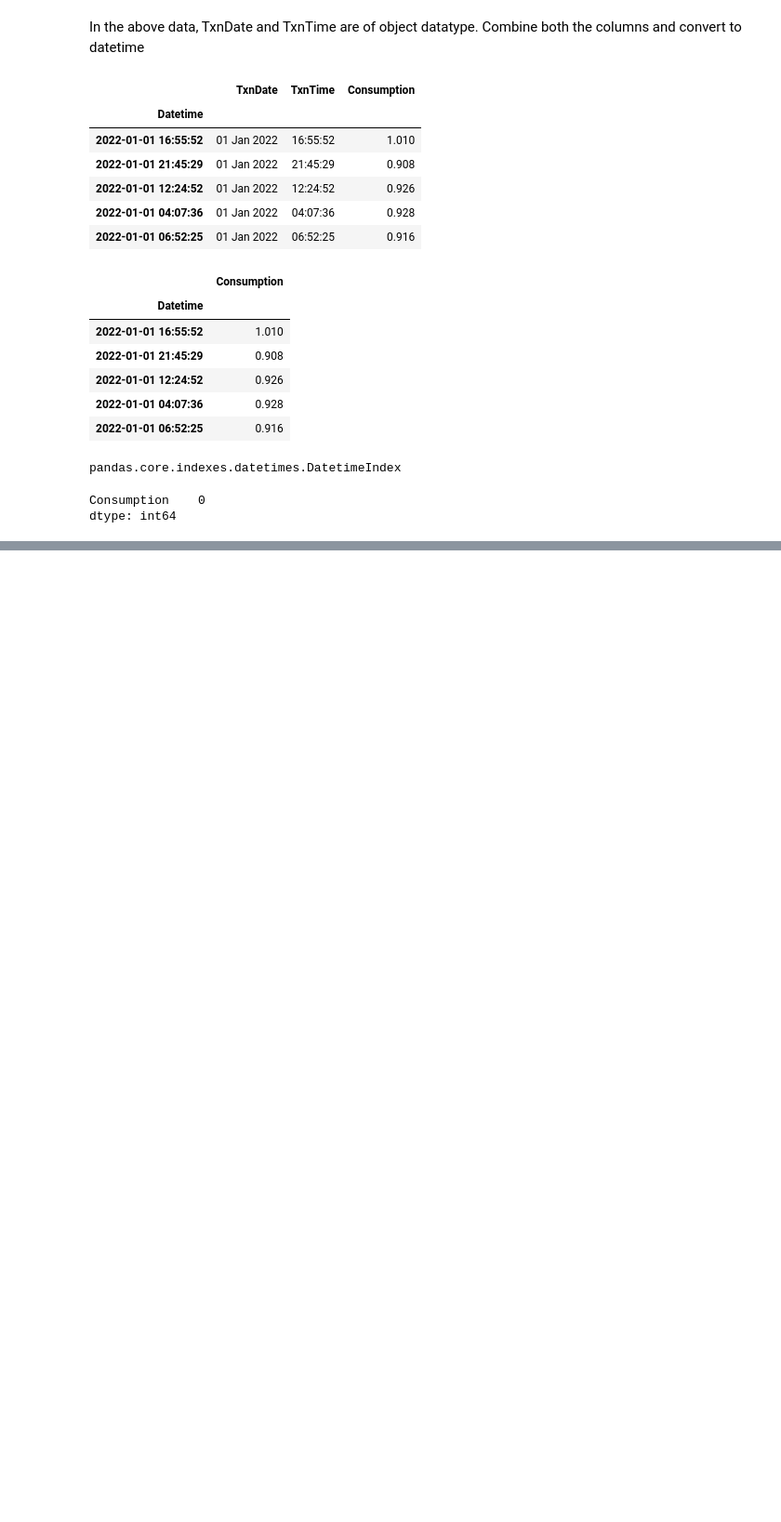
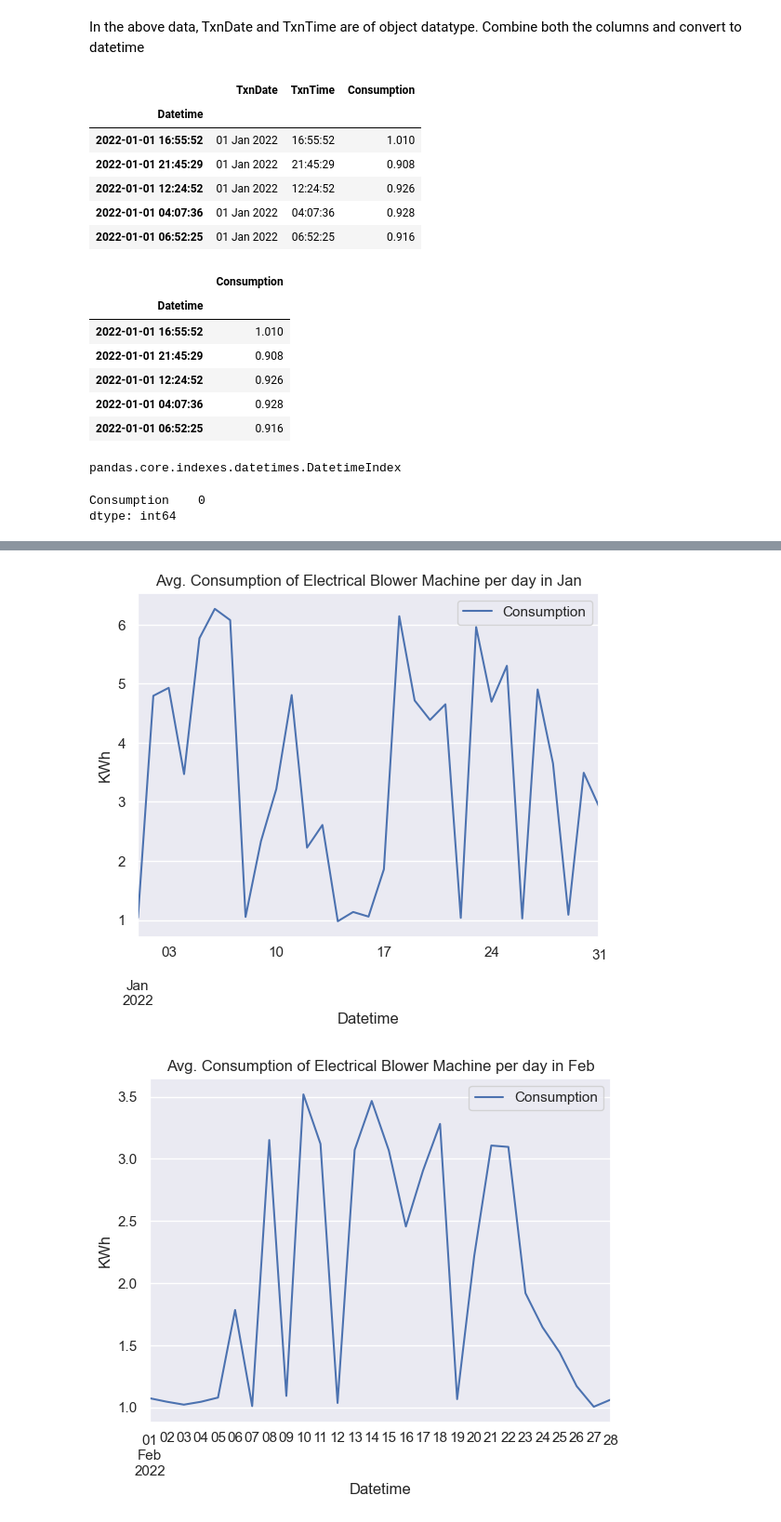
Before and after one commit to teja0006/Energy-Consumption-Time-Series-Forecasting, a Jupyter notebook: Time Series Forecasting.ipynb, the cells around one changed output, grey strips where cells are left out. Shown at 93% size. Drawn from its saved outputs; the diff is of its cells as text; code cells hidden in the pictures; blank space fills up the shorter version.

```diff
--- a/Time Series Forecasting.ipynb
+++ b/Time Series Forecasting.ipynb
@@ -91,0 +112,6 @@ dtype: int64
+# %%
+data.resample('D').mean().loc['2022-01'].plot(title='Avg. Consumption of Electrical Blower Machine per day in Jan',ylabel='KWh')
+data.resample('D').mean().loc['2022-02'].plot(title='Avg. Consumption of Electrical Blower Machine per day in Feb',ylabel='KWh');
+# %% [output]
+[figure, added]
+[figure, added]
```
Also changed, not shown: parts of 11 cells of this notebook.
